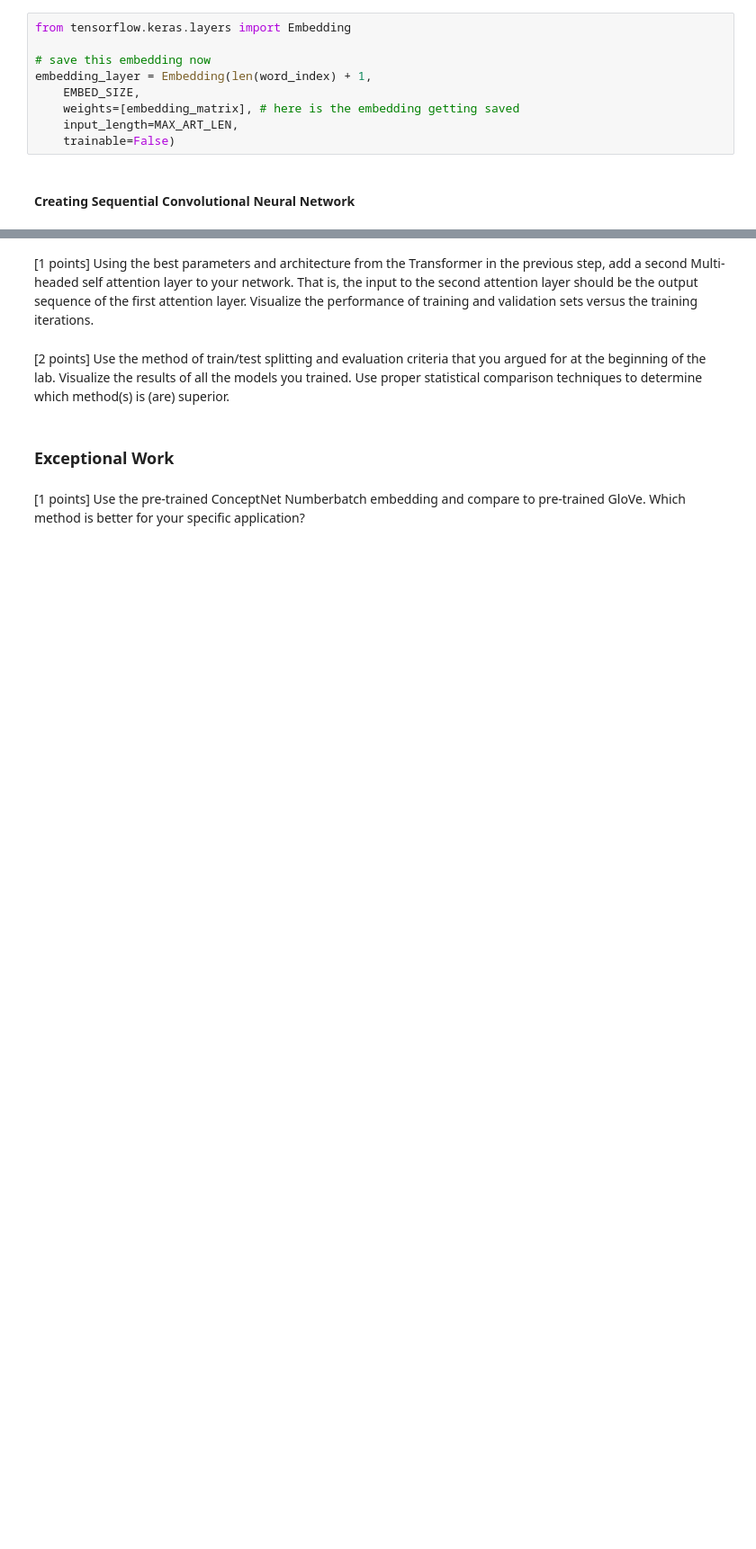
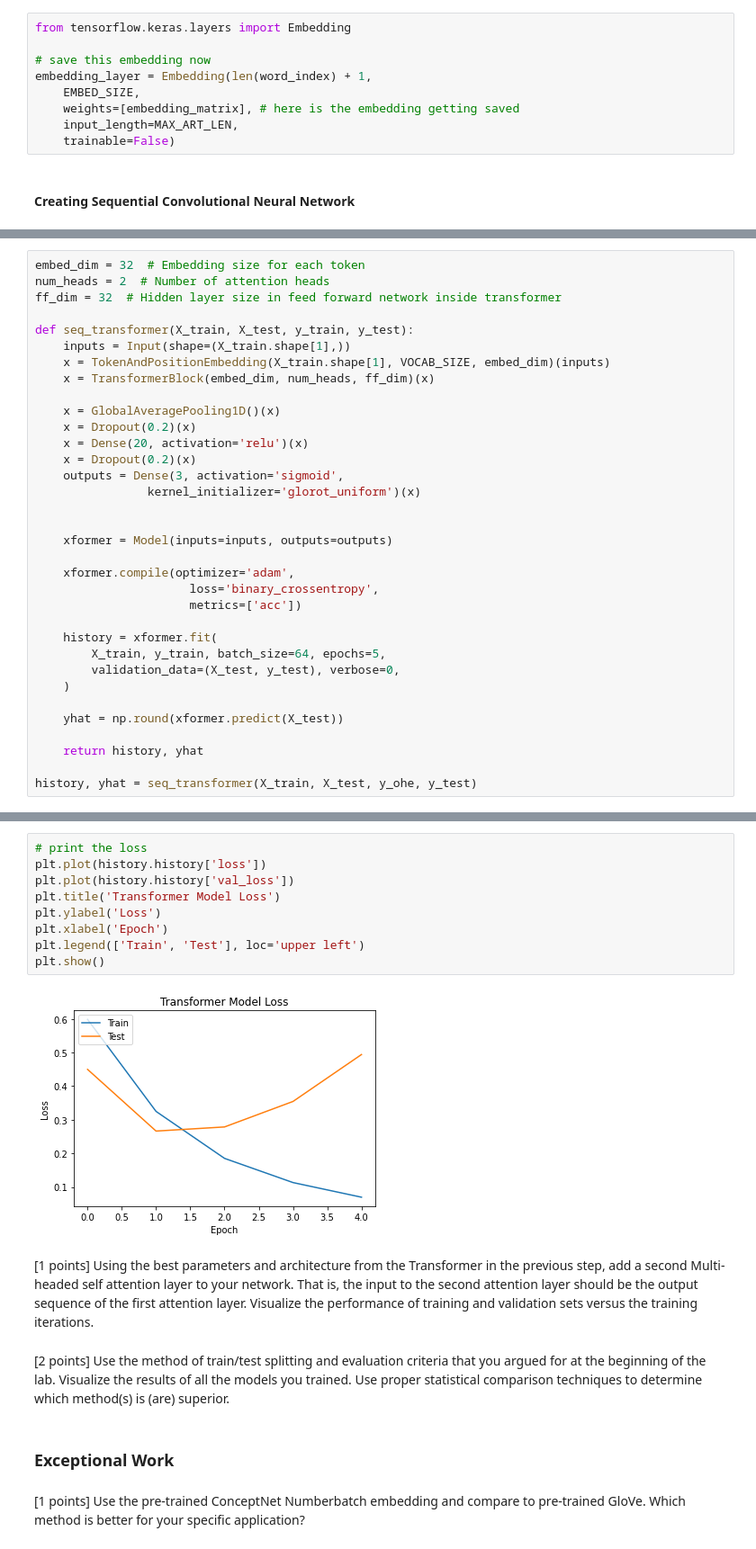
Before and after one commit to katielaird/ML_Lab_7, a Jupyter notebook: cameron.ipynb, the cells around one changed output, grey strips where cells are left out. Shown at 90% size. Saved outputs shown, nothing was run; the diff lists cells and outputs as text; blank space fills up the shorter version.

```diff
--- a/cameron.ipynb
+++ b/cameron.ipynb
@@ -313,0 +388,34 @@ KeyboardInterrupt:
+# %%
+embed_dim = 32  # Embedding size for each token
+num_heads = 2  # Number of attention heads
+ff_dim = 32  # Hidden layer size in feed forward network inside transformer
+
+def seq_transformer(X_train, X_test, y_train, y_test):
+    inputs = Input(shape=(X_train.shape[1],))
+    x = TokenAndPositionEmbedding(X_train.shape[1], VOCAB_SIZE, embed_dim)(inputs)
+    x = TransformerBlock(embed_dim, num_heads, ff_dim)(x)
+
+    x = GlobalAveragePooling1D()(x)
+    x = Dropout(0.2)(x)
+    x = Dense(20, activation='relu')(x)
+    x = Dropout(0.2)(x)
+    outputs = Dense(3, activation='sigmoid',
+                kernel_initializer='glorot_uniform')(x)
+
+
+    xformer = Model(inputs=inputs, outputs=outputs)
+
+    xformer.compile(optimizer='adam',
+                      loss='binary_crossentropy',
+                      metrics=['acc'])
+
+    history = xformer.fit(
+        X_train, y_train, batch_size=64, epochs=5,
+        validation_data=(X_test, y_test), verbose=0,
+    )
+
+    yhat = np.round(xformer.predict(X_test))
+
+    return history, yhat
+
+history, yhat = seq_transformer(X_train, X_test, y_ohe, y_test)
@@ -314,3 +448,14 @@ KeyboardInterrupt:
+# %%
+# print the loss
+plt.plot(history.history['loss'])
+plt.plot(history.history['val_loss'])
+plt.title('Transformer Model Loss')
+plt.ylabel('Loss')
+plt.xlabel('Epoch')
+plt.legend(['Train', 'Test'], loc='upper left')
+plt.show()
+# %% [output]
+[figure, added]
 # %% [markdown]
 [1 points] Using the best parameters and architecture from the Transformer in the previous step, add a second Multi-headed self attention layer to your network. That is, the input to the second attention layer should be the output sequence of the first attention layer.  Visualize the performance of training and validation sets versus the training iterations.
 # %% [markdown]
```
Also changed, not shown: parts of 9 cells of this notebook.
